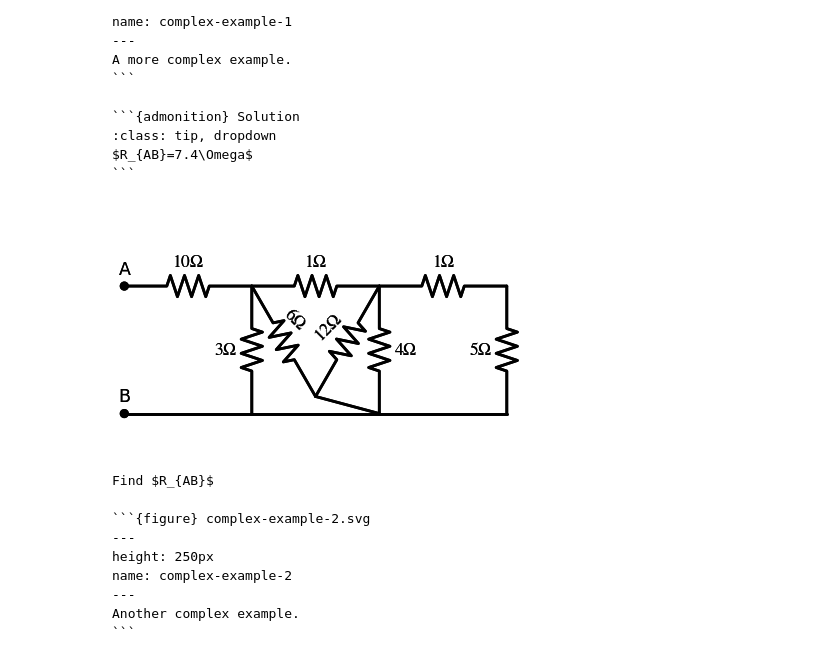
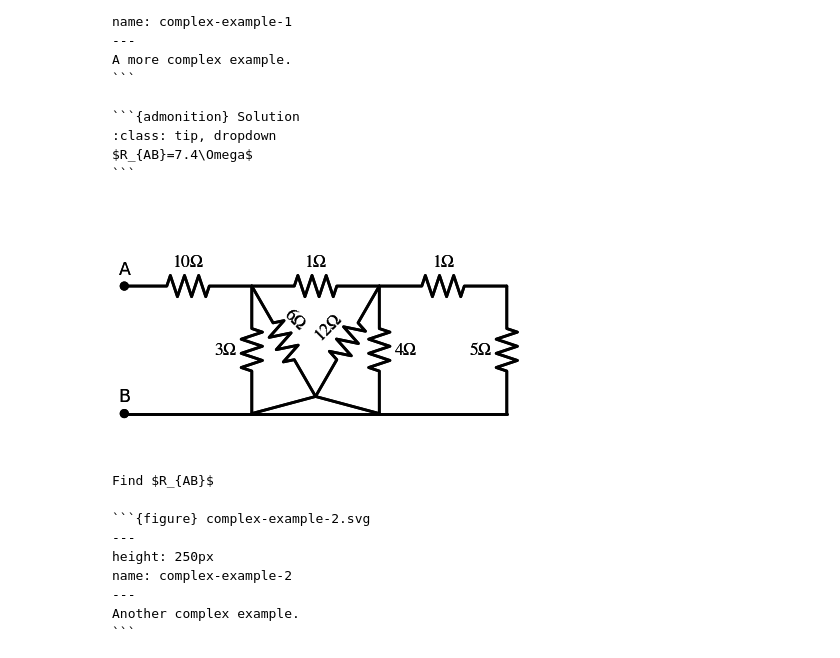
Before and after one commit to Circuit-Analysis/circuit-analysis.github.io, a Jupyter notebook: _sources/chapter-3.ipynb, the cells around one changed output. Cells and saved outputs as stored; diff of their text form; code cells hidden in the pictures.

`````diff
--- a/_sources/chapter-3.ipynb
+++ b/_sources/chapter-3.ipynb
@@ -206,31 +206,32 @@ $R_{AB}=7.4\Omega$
 # %%
 import schemdraw
 import schemdraw.elements as elm
 with schemdraw.Drawing(file='complex-example-2.svg') as d:
     d += elm.Dot().label('A')
     d += elm.Resistor().right().label('$10\Omega$')
     d.push()
     d += (R2 := elm.Resistor().right().label('$1\Omega$'))
     d.push()
     d += elm.Resistor().right().label('$1\Omega$')
     d += elm.Resistor().down().label('$5\Omega$')
     d += elm.Line().left()
     d += (L1 := elm.Line().left())
     d += elm.Line().left()
     d += elm.Dot().label('B')
     d.pop()
     d += (R5 := elm.Resistor().down().label('$4\Omega$', loc='bottom'))
     d.pop()
     d.push()
-    d += elm.Resistor().down().label('$3\Omega$')
+    d += (R7 := elm.Resistor().down().label('$3\Omega$'))
     # d += elm.Resistor().endpoints(R2.start, L1.start).label('$6\Omega$')
     # d += elm.Resistor().endpoints(R2.end, L1.end).label('$12\Omega$')
     d.pop()
     d += (R6 := elm.Resistor().theta(-60).label('$6\Omega$', halign='right', rotate=-45))
     d += elm.Line().endpoints(R6.end, R5.end)
-    d += elm.Resistor().endpoints(R2.end, R6.end).label('$12\Omega$', halign='center', rotate=45)
+    d += (R8 := elm.Resistor().endpoints(R2.end, R6.end).label('$12\Omega$', halign='center', rotate=45))
+    d += elm.Line().endpoints(R8.end, R7.end)
 # %% [output]
-[figure, old version]
+[figure, new version]
 # %% [markdown]
 ````{admonition} Example
 
`````
Also changed, not shown: 38 other files.
